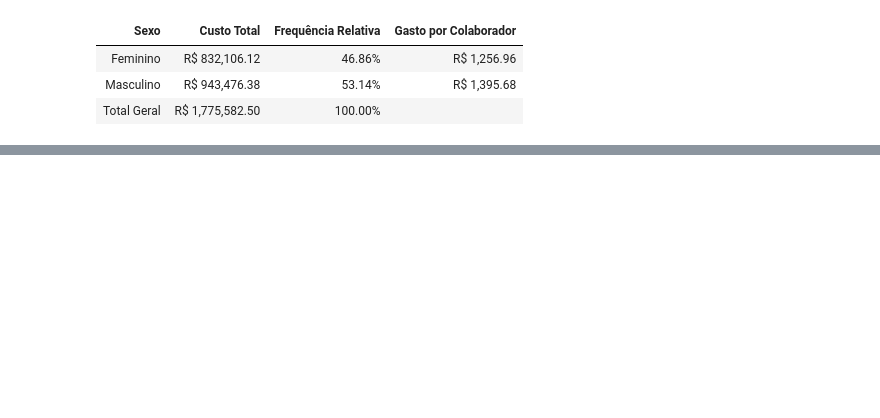
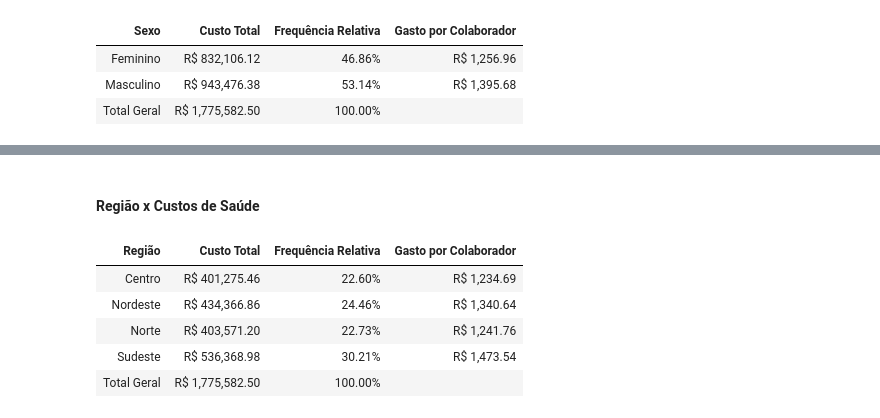
Before and after one commit to luizapilotto/case-plano-saude, a Jupyter notebook: notebooks/analise_exploratoria.ipynb, the cells around one changed output, grey strips where cells are left out. Saved outputs shown, nothing was run; the diff lists cells and outputs as text; code cells hidden in the pictures; blank space fills up the shorter version.

```diff
--- a/notebooks/analise_exploratoria.ipynb
+++ b/notebooks/analise_exploratoria.ipynb
@@ -518,0 +531,11 @@ tabela_bivariada(df, 'Fumante_Boolean')
+# %% [markdown]
+####  Região x Custos de Saúde
+# %%
+tabela_bivariada(df, 'Região')
+# %% [output]
+| Região | Custo Total | Frequência Relativa | Gasto por Colaborador |
+| Centro | R$ 401,275.46 | 22.60% | R$ 1,234.69 |
+| Nordeste | R$ 434,366.86 | 24.46% | R$ 1,340.64 |
+| Norte | R$ 403,571.20 | 22.73% | R$ 1,241.76 |
+| Sudeste | R$ 536,368.98 | 30.21% | R$ 1,473.54 |
+| Total Geral | R$ 1,775,582.50 | 100.00% |  |
```
Also changed, not shown: parts of 11 cells of this notebook, 4 other files.
